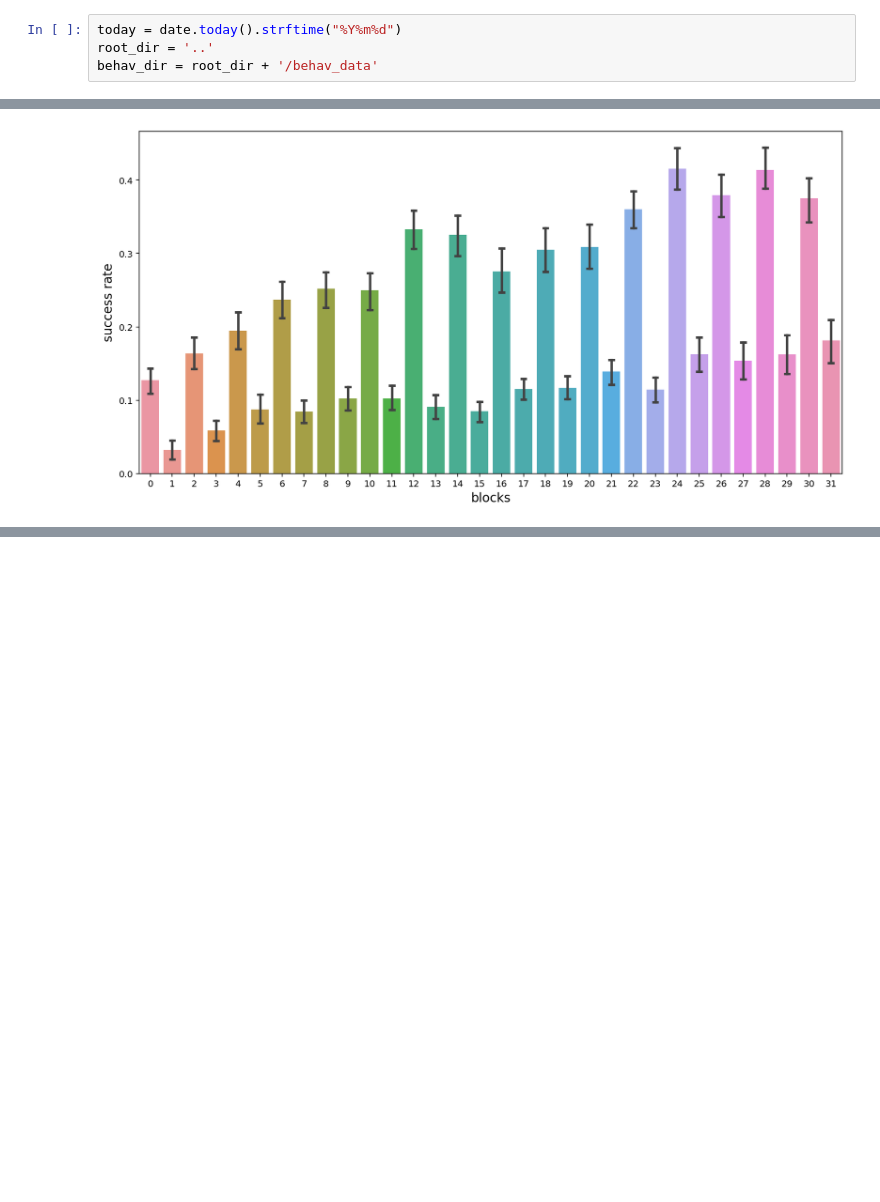
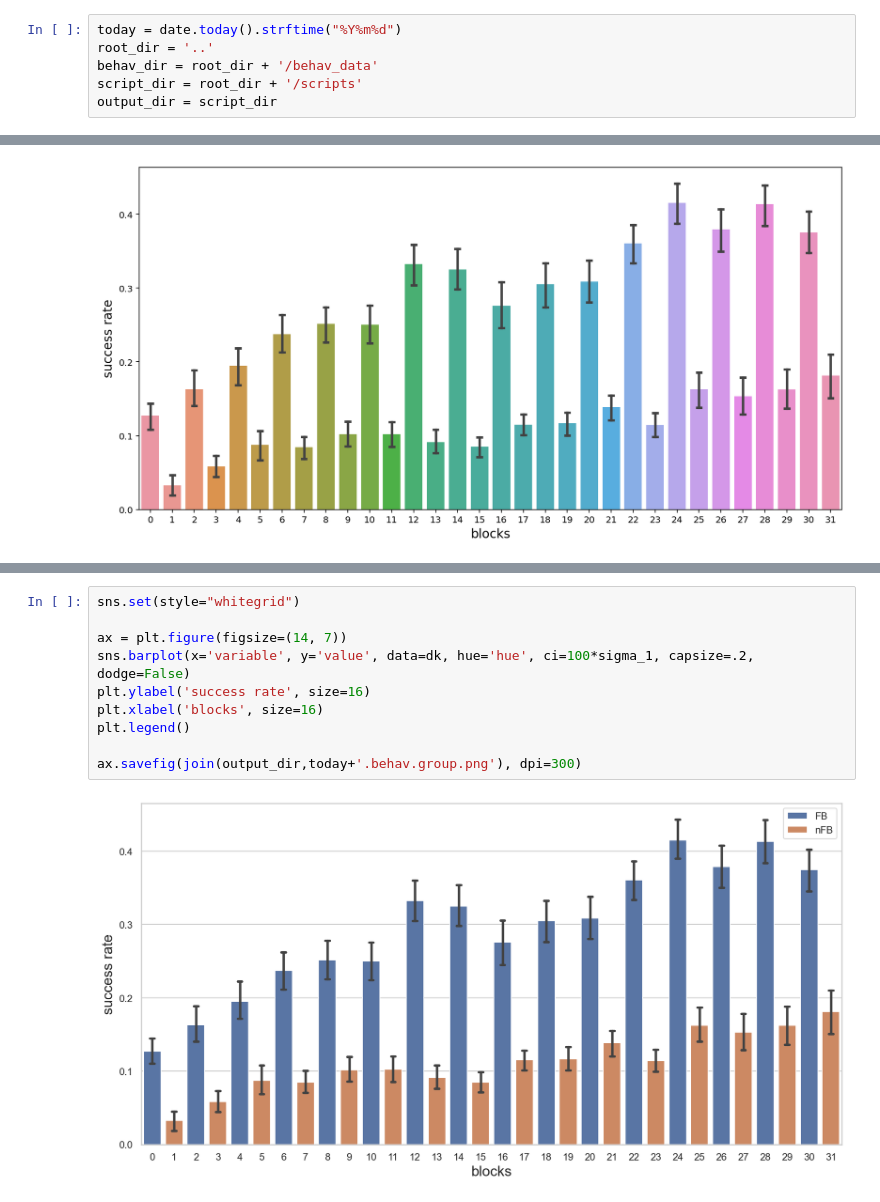
Before and after one commit to psb629/labs, a Jupyter notebook: GL/scripts/Behavior_analysis.ipynb, the cells around one changed output, grey strips where cells are left out. Cells and saved outputs as stored; diff of their text form; blank space fills up the shorter version.

```diff
--- a/GL/scripts/Behavior_analysis.ipynb
+++ b/GL/scripts/Behavior_analysis.ipynb
@@ -27,6 +27,8 @@ subj_list = ['03','04','05','06','07',
 today = date.today().strftime("%Y%m%d")
 root_dir = '..'
 behav_dir = root_dir + '/behav_data'
+script_dir = root_dir + '/scripts'
+output_dir = script_dir
 # %%
 sigma_1 = 0.682689492137
 sigma_2 = 0.954499736104
@@ -229,0 +232,12 @@ Text(0.5, 0, 'blocks')
+# %%
+sns.set(style="whitegrid")
+
+ax = plt.figure(figsize=(14, 7))
+sns.barplot(x='variable', y='value', data=dk, hue='hue', ci=100*sigma_1, capsize=.2, dodge=False)
+plt.ylabel('success rate', size=16)
+plt.xlabel('blocks', size=16)
+plt.legend()
+
+ax.savefig(join(output_dir,today+'.behav.group.png'), dpi=300)
+# %% [output]
+[figure, added]
```
Also changed, not shown: parts of 4 cells of this notebook, 1 other file.
